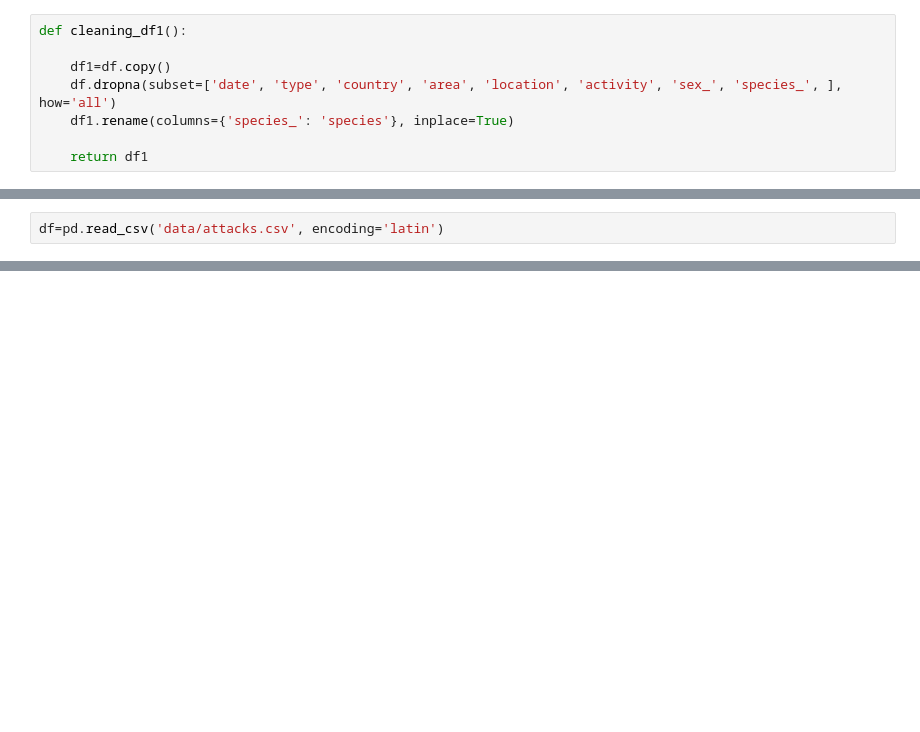
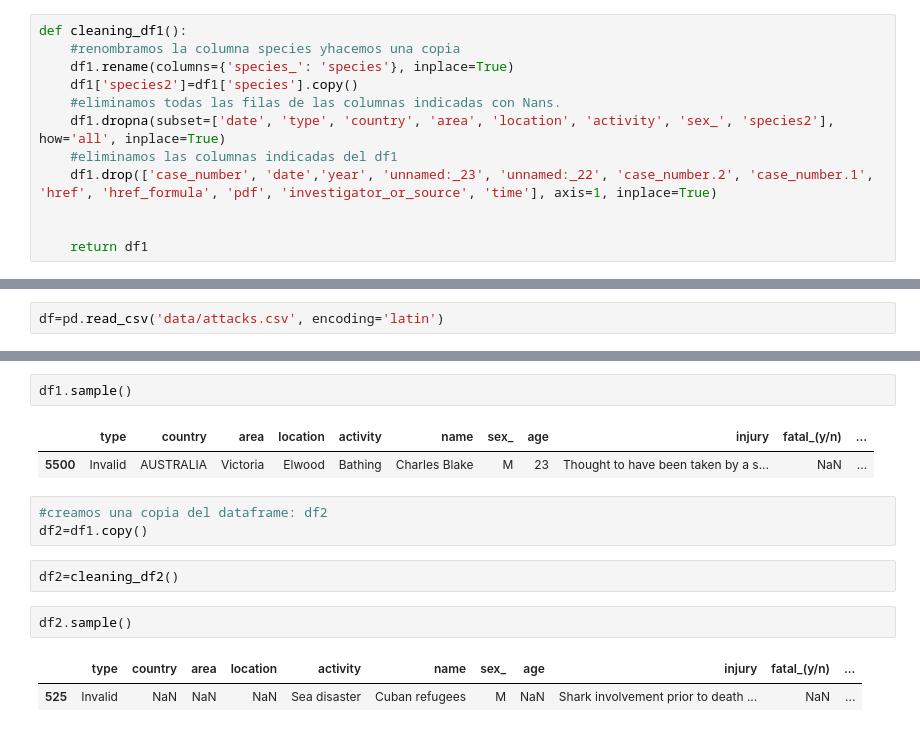
Before and after one commit to pagoba94/project1, a Jupyter notebook: src.jupyter.ipynb, the cells around one changed output, grey strips where cells are left out. Drawn from its saved outputs; the diff is of its cells as text; blank space fills up the shorter version.

```diff
--- a/src.jupyter.ipynb
+++ b/src.jupyter.ipynb
@@ -10,9 +14,13 @@ def basic_cleaning(df):
     return df
 # %%
 def cleaning_df1():
+    #renombramos la columna species yhacemos una copia
+    df1.rename(columns={'species_': 'species'}, inplace=True)
+    df1['species2']=df1['species'].copy()
+    #eliminamos todas las filas de las columnas indicadas con Nans.
+    df1.dropna(subset=['date', 'type', 'country', 'area', 'location', 'activity', 'sex_', 'species2'], how='all', inplace=True)
+    #eliminamos las columnas indicadas del df1
+    df1.drop(['case_number', 'date','year', 'unnamed:_23', 'unnamed:_22', 'case_number.2', 'case_number.1', 'href', 'href_formula', 'pdf', 'investigator_or_source', 'time'], axis=1, inplace=True)
 
-    df1=df.copy()
-    df.dropna(subset=['date', 'type', 'country', 'area', 'location', 'activity', 'sex_', 'species_', ], how='all')
-    df1.rename(columns={'species_': 'species'}, inplace=True)
 
     return df1
@@ -64,0 +126,15 @@ AttributeError: 'list' object has no attribute 'columns'
+# %%
+df1.sample()
+# %% [output]
+|  | type | country | area | location | activity | name | sex_ | age | injury | fatal_(y/n) | ... |
+| 5500 | Invalid | AUSTRALIA | Victoria | Elwood | Bathing | Charles Blake | M | 23 | Thought to have been taken by a s... | NaN | ... |
+# %%
+#creamos una copia del dataframe: df2
+df2=df1.copy()
+# %%
+df2=cleaning_df2()
+# %%
+df2.sample()
+# %% [output]
+|  | type | country | area | location | activity | name | sex_ | age | injury | fatal_(y/n) | ... |
+| 525 | Invalid | NaN | NaN | NaN | Sea disaster | Cuban refugees | M | NaN | Shark involvement prior to death ... | NaN | ... |
```
Also changed, not shown: parts of 17 cells of this notebook, 2 other files.
